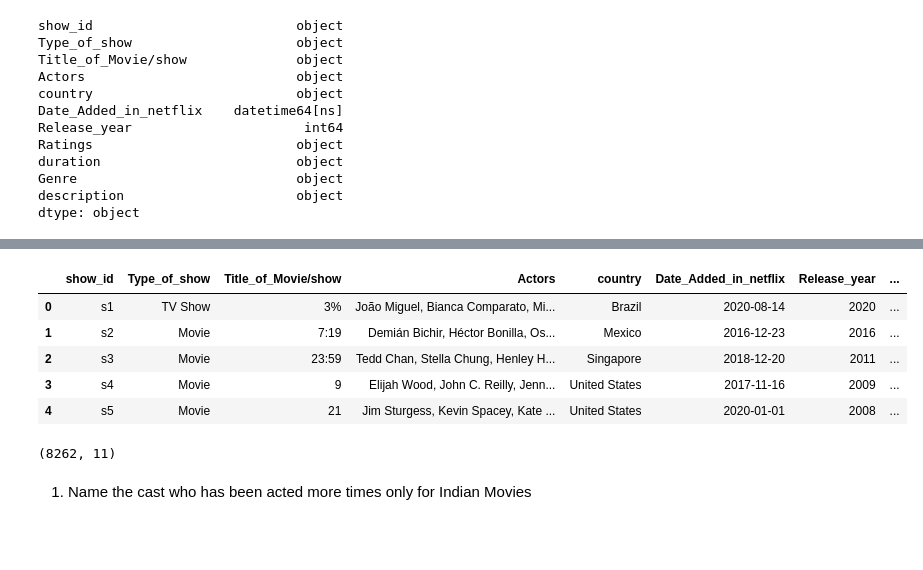
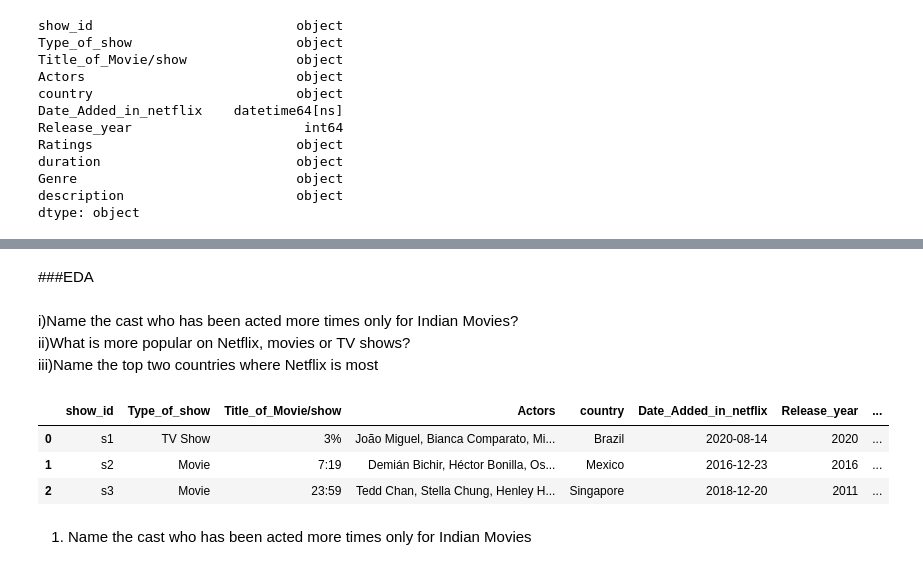
Before and after one commit to Jaiharish-passion07/Fourth_Capstone_Clustering_project, a Jupyter notebook: INDIVIDUAL_CLUSTERING.ipynb, the cells around one changed output, grey strips where cells are left out. Cells and saved outputs as stored; diff of their text form; code cells hidden in the pictures; blank space fills up the shorter version.

```diff
--- a/INDIVIDUAL_CLUSTERING.ipynb
+++ b/INDIVIDUAL_CLUSTERING.ipynb
@@ -151,16 +180,16 @@ df.tail()
+# %% [markdown]
+###EDA
+# %% [markdown]
+i)Name the cast who has been acted more times only for Indian Movies?<br>
+ii)What is more popular on Netflix, movies or TV shows?<br>
+iii)Name the top two countries where Netflix is most
 # %%
-df_clean_frame.head()
+df_clean_frame.head(3)
 # %% [output]
 |  | show_id | Type_of_show | Title_of_Movie/show | Actors | country | Date_Added_in_netflix | Release_year | ... |
 | 0 | s1 | TV Show | 3% | João Miguel, Bianca Comparato, Mi... | Brazil | 2020-08-14 | 2020 | ... |
 | 1 | s2 | Movie | 7:19 | Demián Bichir, Héctor Bonilla, Os... | Mexico | 2016-12-23 | 2016 | ... |
 | 2 | s3 | Movie | 23:59 | Tedd Chan, Stella Chung, Henley H... | Singapore | 2018-12-20 | 2011 | ... |
-| 3 | s4 | Movie | 9 | Elijah Wood, John C. Reilly, Jenn... | United States | 2017-11-16 | 2009 | ... |
-| 4 | s5 | Movie | 21 | Jim Sturgess, Kevin Spacey, Kate ... | United States | 2020-01-01 | 2008 | ... |
-# %%
-df_clean_frame.shape
-# %% [output]
-(8262, 11)
 # %% [markdown]
 1) Name the cast who has been acted more times only for Indian Movies
 # %%
```
Also changed, not shown: parts of 28 cells of this notebook.
